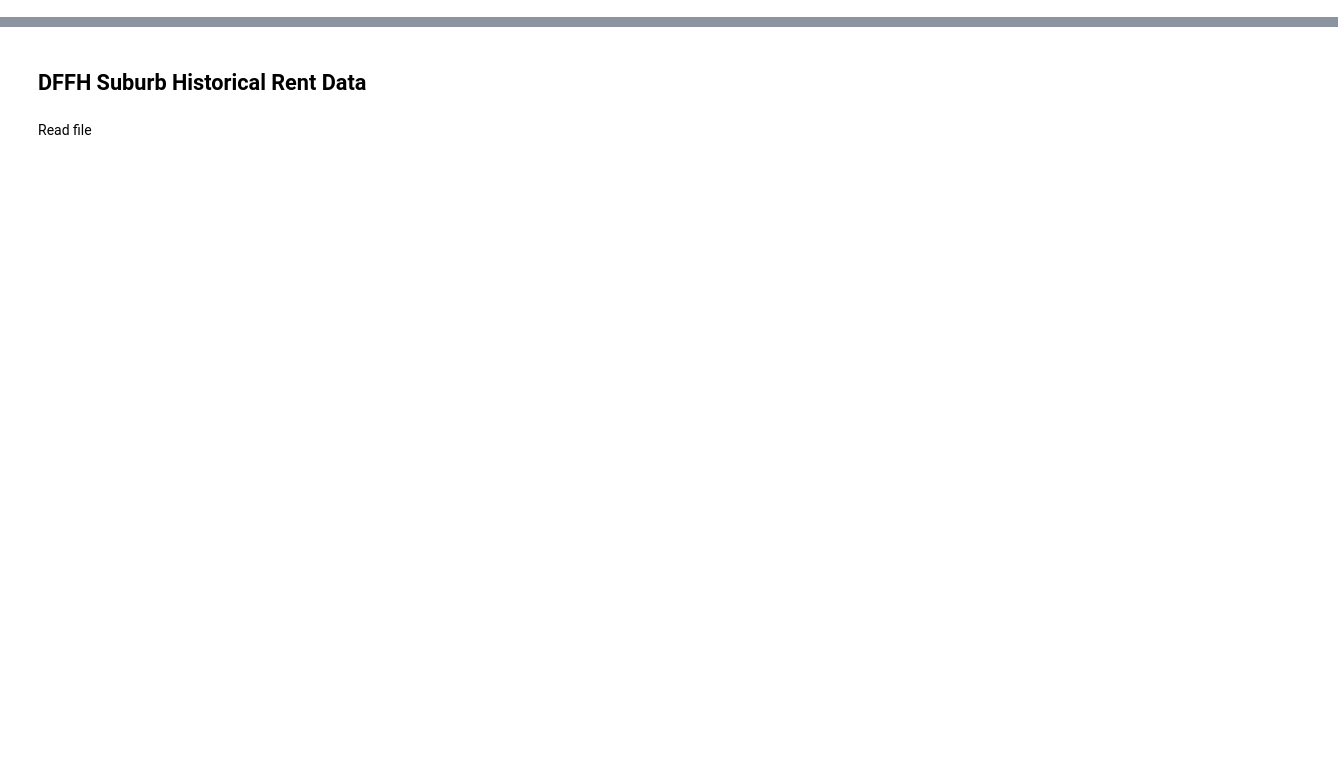
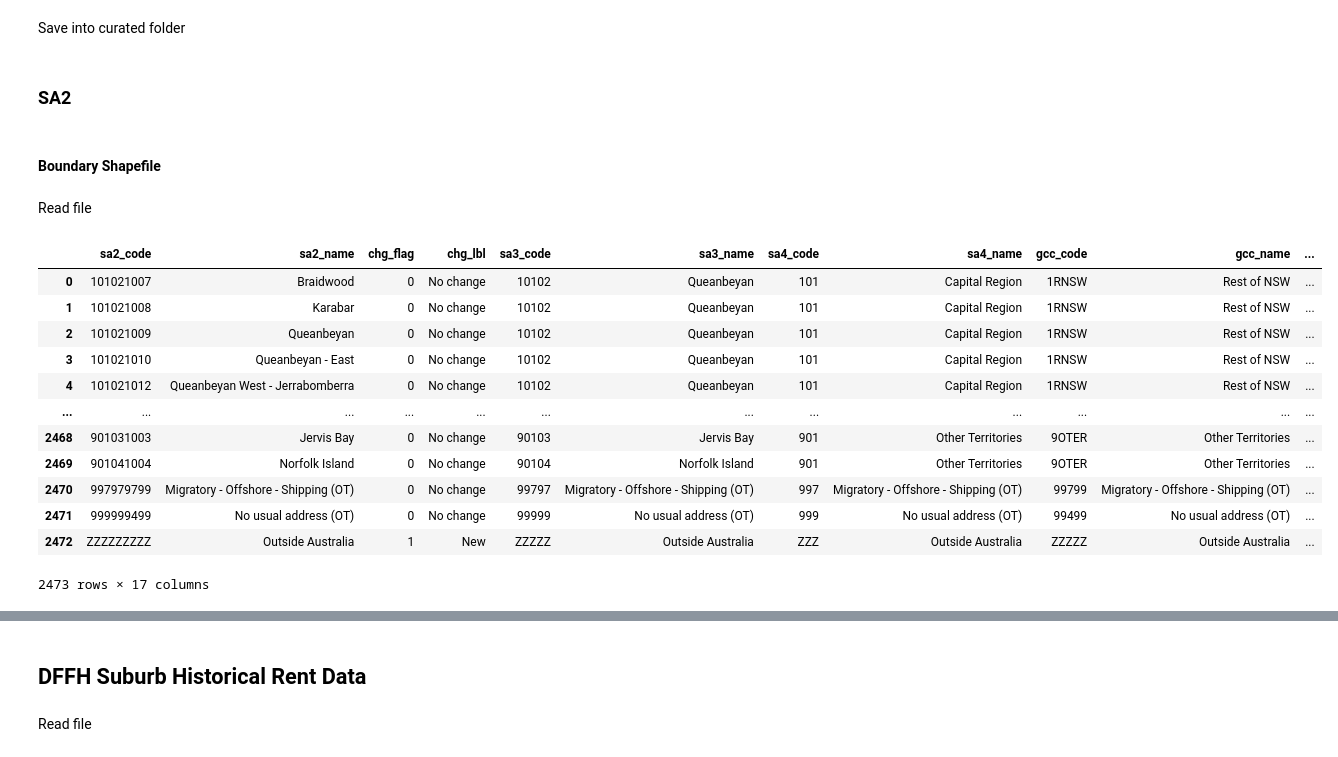
Before and after one commit to MAST30034-AppliedDataScience/project-2-group-real-estate-industry-project-21, a Jupyter notebook: notebooks/curate_external.ipynb, the cells around one changed output, grey strips where cells are left out. Saved outputs shown, nothing was run; the diff lists cells and outputs as text; code cells hidden in the pictures; blank space fills up the shorter version.

```diff
--- a/notebooks/curate_external.ipynb
+++ b/notebooks/curate_external.ipynb
@@ -7,0 +86,2 @@ import geopandas as gpd
+# %% [markdown]
+Save into curated folder
@@ -7,0 +90,24 @@ import geopandas as gpd
+# %% [markdown]
+### SA2
+# %% [markdown]
+#### Boundary Shapefile
+# %% [markdown]
+Read file
+# %%
+sa2_sf = gpd.read_file("../data/raw/shapefiles/sa2_boundary")
+
+sa2_sf
+# %% [output]
+|  | sa2_code | sa2_name | chg_flag | chg_lbl | sa3_code | sa3_name | sa4_code | sa4_name | gcc_code | gcc_name | ... |
+| 0 | 101021007 | Braidwood | 0 | No change | 10102 | Queanbeyan | 101 | Capital Region | 1RNSW | Rest of NSW | ... |
+| 1 | 101021008 | Karabar | 0 | No change | 10102 | Queanbeyan | 101 | Capital Region | 1RNSW | Rest of NSW | ... |
+| 2 | 101021009 | Queanbeyan | 0 | No change | 10102 | Queanbeyan | 101 | Capital Region | 1RNSW | Rest of NSW | ... |
+| 3 | 101021010 | Queanbeyan - East | 0 | No change | 10102 | Queanbeyan | 101 | Capital Region | 1RNSW | Rest of NSW | ... |
+| 4 | 101021012 | Queanbeyan West - Jerrabomberra | 0 | No change | 10102 | Queanbeyan | 101 | Capital Region | 1RNSW | Rest of NSW | ... |
+| ... | ... | ... | ... | ... | ... | ... | ... | ... | ... | ... | ... |
+| 2468 | 901031003 | Jervis Bay | 0 | No change | 90103 | Jervis Bay | 901 | Other Territories | 9OTER | Other Territories | ... |
+| 2469 | 901041004 | Norfolk Island | 0 | No change | 90104 | Norfolk Island | 901 | Other Territories | 9OTER | Other Territories | ... |
+| 2470 | 997979799 | Migratory - Offshore - Shipping (OT) | 0 | No change | 99797 | Migratory - Offshore - Shipping (OT) | 997 | Migratory - Offshore - Shipping (OT) | 99799 | Migratory - Offshore - Shipping (OT) | ... |
+| 2471 | 999999499 | No usual address (OT) | 0 | No change | 99999 | No usual address (OT) | 999 | No usual address (OT) | 99499 | No usual address (OT) | ... |
+| 2472 | ZZZZZZZZZ | Outside Australia | 1 | New | ZZZZZ | Outside Australia | ZZZ | Outside Australia | ZZZZZ | Outside Australia | ... |
+2473 rows × 17 columns
```
Also changed, not shown: parts of 357 cells of this notebook, 1 other file.
